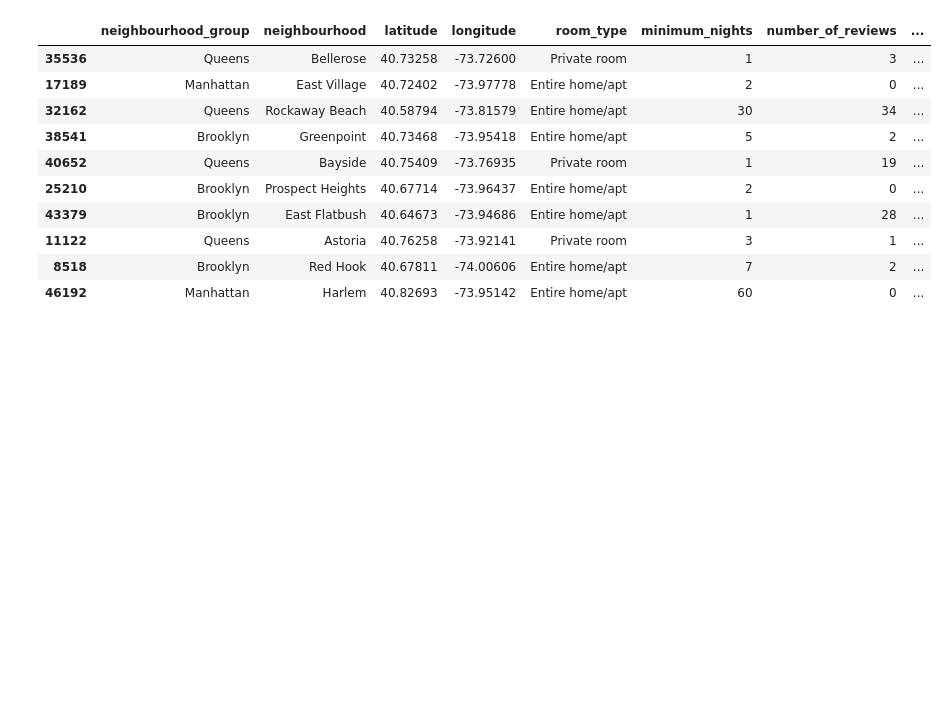
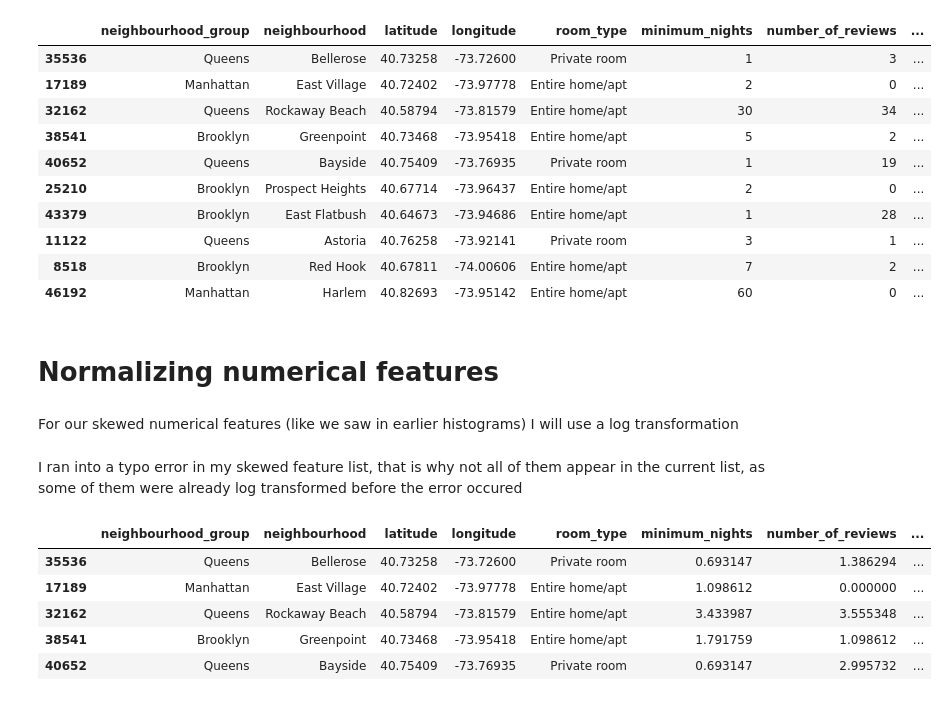
Before and after one commit to lorivera23/Projects-1, a Jupyter notebook: AirBnB_EDA_notebook.ipynb, the cells around one changed output. Saved outputs shown, nothing was run; the diff lists cells and outputs as text; code cells hidden in the pictures; blank space fills up the shorter version.

```diff
--- a/AirBnB_EDA_notebook.ipynb
+++ b/AirBnB_EDA_notebook.ipynb
@@ -404,3 +404,9 @@ X_train.head(10)
 | 11122 | Queens | Astoria | 40.76258 | -73.92141 | Private room | 3 | 1 | ... |
 | 8518 | Brooklyn | Red Hook | 40.67811 | -74.00606 | Entire home/apt | 7 | 2 | ... |
 | 46192 | Manhattan | Harlem | 40.82693 | -73.95142 | Entire home/apt | 60 | 0 | ... |
+# %% [markdown]
+# Normalizing numerical features
+# %% [markdown]
+For our skewed numerical features (like we saw in earlier histograms) I will use a log transformation
+# %% [markdown]
+I ran into a typo error in my skewed feature list, that is why not all of them appear in the current list, as some of them were already log transformed before the error occured
@@ -406,0 +422,9 @@ X_train.head(10)
+# %%
+X_train.head()
+# %% [output]
+|  | neighbourhood_group | neighbourhood | latitude | longitude | room_type | minimum_nights | number_of_reviews | ... |
+| 35536 | Queens | Bellerose | 40.73258 | -73.72600 | Private room | 0.693147 | 1.386294 | ... |
+| 17189 | Manhattan | East Village | 40.72402 | -73.97778 | Entire home/apt | 1.098612 | 0.000000 | ... |
+| 32162 | Queens | Rockaway Beach | 40.58794 | -73.81579 | Entire home/apt | 3.433987 | 3.555348 | ... |
+| 38541 | Brooklyn | Greenpoint | 40.73468 | -73.95418 | Entire home/apt | 1.791759 | 1.098612 | ... |
+| 40652 | Queens | Bayside | 40.75409 | -73.76935 | Private room | 0.693147 | 2.995732 | ... |
```
Also changed, not shown: parts of 3 cells of this notebook.
